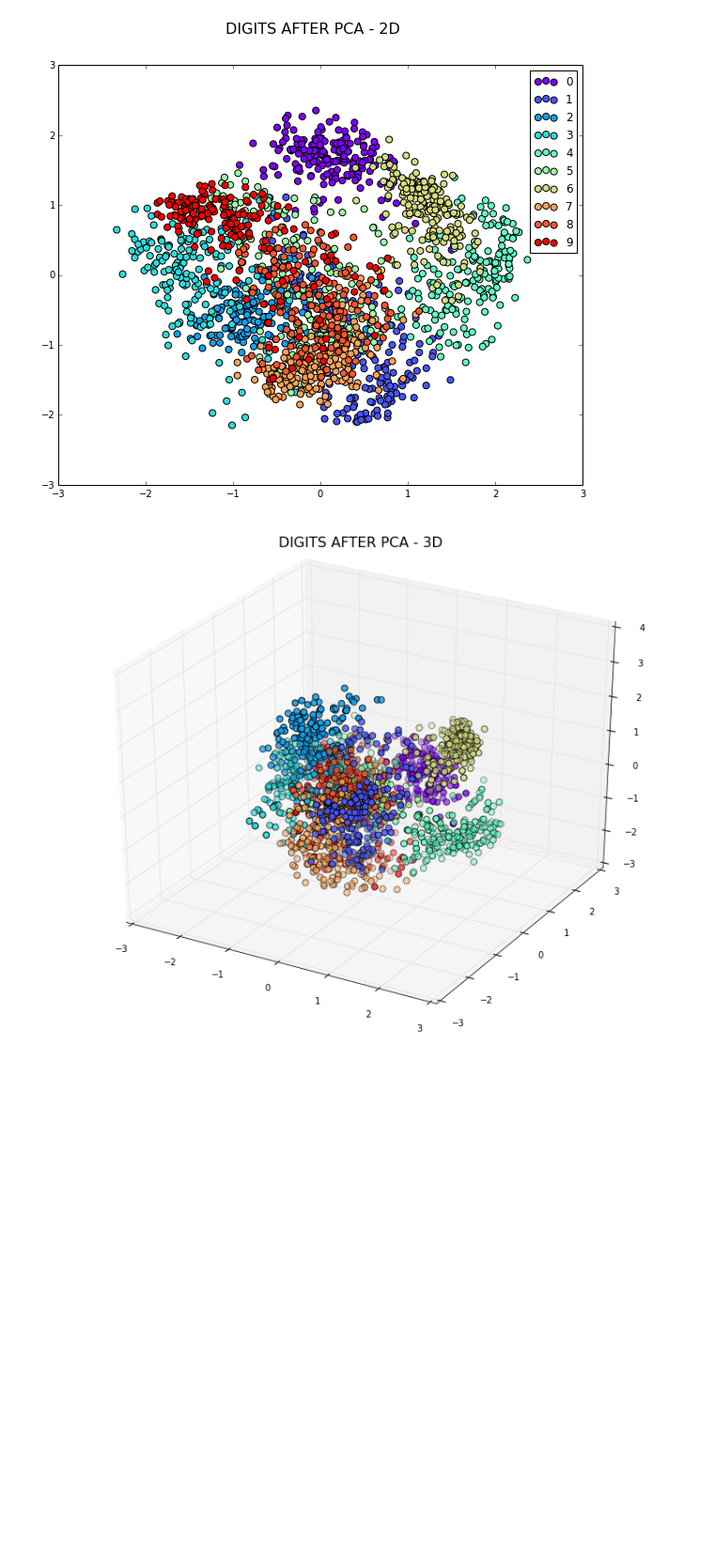
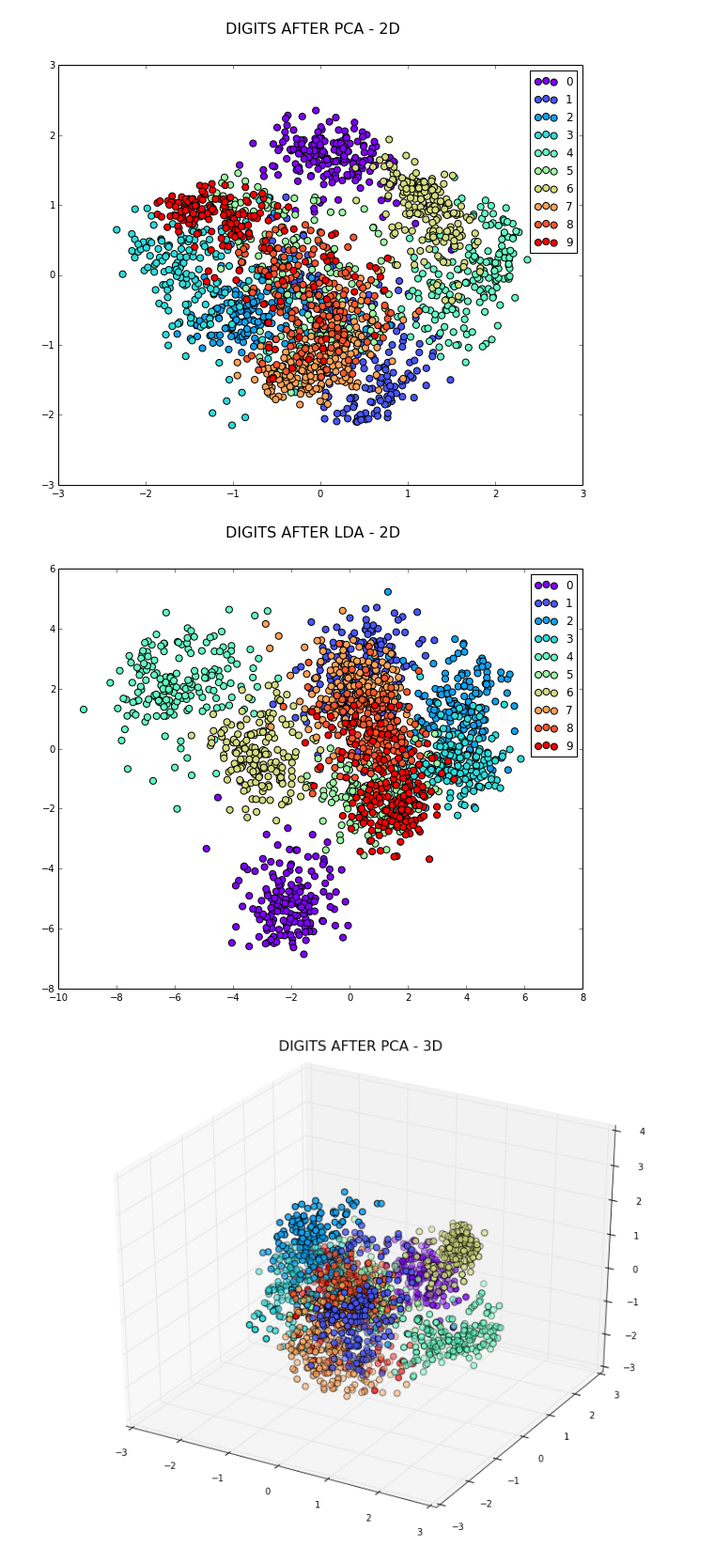
Before and after one commit to denniscf/Visualization, a Jupyter notebook: Visualizing_High_Dimensional_Data.ipynb, the cells around one changed output. Shown at 94% size. Drawn from its saved outputs; the diff is of its cells as text; code cells hidden in the pictures; blank space fills up the shorter version.

```diff
--- a/Visualizing_High_Dimensional_Data.ipynb
+++ b/Visualizing_High_Dimensional_Data.ipynb
@@ -195,9 +155,55 @@ def RunPCA(digits, dims, visualize):
+# %%
+def RunLDA(digits, dims, visualize):
+    #Dimensionality Reduction
+    lda = LDA(n_components=dims)
+    dataLDA = lda.fit_transform(digits.data, digits.target)
+    pointSize = 50
+
+    if visualize:
+        fig = plt.figure()
+        fig.suptitle('DIGITS AFTER LDA - {0}D'.format(dims), fontsize=16)
+        if dims == 2:
+            ax = fig.add_subplot(111)
+            uniqueDigits = np.sort(np.unique(digits.target))
+            graphHandles = []
+
+            colors = cm.rainbow(np.linspace(0, 1, len(uniqueDigits)))
+            for digit in uniqueDigits:
+                idxs = np.where(digits.target == digit)[0]
+                h = ax.scatter(dataLDA[idxs, 0], dataLDA[idxs, 1], c=colors[digit], s=pointSize*np.ones([1, idxs.size]), marker='o')
+                graphHandles.append(h)
+            plt.legend(graphHandles, uniqueDigits)
+        elif dims == 3:
+            ax = Axes3D(fig)
+            uniqueDigits = np.sort(np.unique(digits.target))
+            graphHandles = []
+
+            colors = cm.rainbow(np.linspace(0, 1, len(uniqueDigits)))
+            for digit in uniqueDigits:
+                idxs = np.where(digits.target == digit)[0]
+                h = ax.scatter(dataLDA[idxs, 0], dataLDA[idxs, 1], dataLDA[idxs, 2], c=colors[digit], s=pointSize*np.ones([1, idxs.size]), marker='o')
+                graphHandles.append(h)
+            #plt.legend(graphHandles, uniqueDigits)
+        else:
+            ax = fig.add_subplot(111)
+            sortedIdxs = np.argsort(digits.target)
+            im = ax.imshow(dataLDA[sortedIdxs,:], interpolation='nearest')
+            fig.colorbar(im)
+            ax.set_aspect('auto')
+    plt.show()
+    return dataLDA
 # %%
 #Dimensionality Reduction with PCA
 dims = 2
 data = RunPCA(digits, dims, True)
 # %% [output]
 [figure]
+# %%
+#Dimensionality Reduction with PCA
+dims = 2
+data = RunLDA(digits, dims, True)
+# %% [output]
+[figure, added]
 # %%
 dims = 3
 data = RunPCA(digits, dims, True)
```
Also changed, not shown: parts of 12 cells of this notebook.
